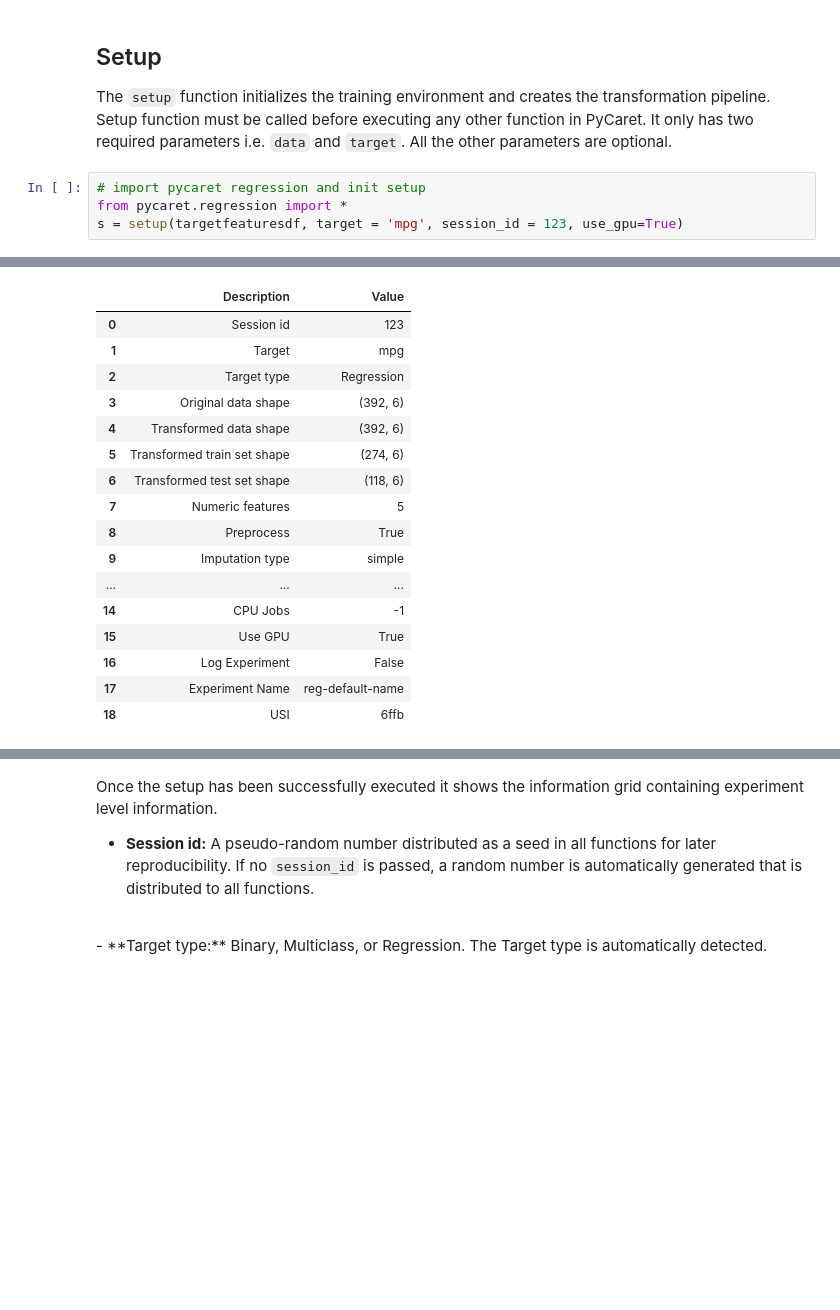
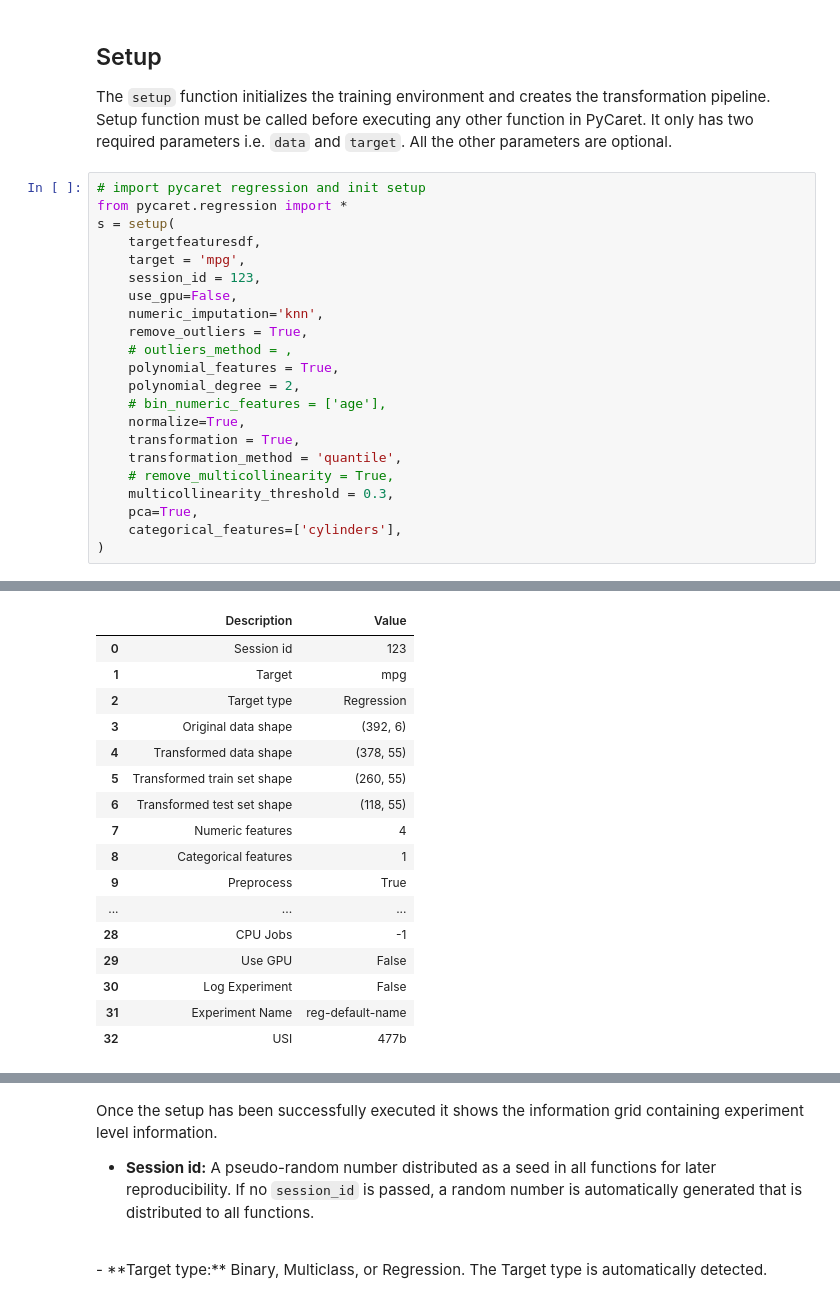
Before and after one commit to MokaSoda/KDT5_MLPractice, a Jupyter notebook: 20240228/Tutorial - Regression (1).ipynb, the cells around one changed output, grey strips where cells are left out. Drawn from its saved outputs; the diff is of its cells as text; blank space fills up the shorter version.

```diff
--- a/20240228/Tutorial - Regression (1).ipynb
+++ b/20240228/Tutorial - Regression (1).ipynb
@@ -143,5 +143,23 @@ The `setup` function initializes the training environment and creates the transf
 # %%
 # import pycaret regression and init setup
 from pycaret.regression import *
-s = setup(targetfeaturesdf, target = 'mpg', session_id = 123, use_gpu=True)
+s = setup(
+    targetfeaturesdf,
+    target = 'mpg',
+    session_id = 123,
+    use_gpu=False,
+    numeric_imputation='knn',
+    remove_outliers = True,
+    # outliers_method = ,
+    polynomial_features = True,
+    polynomial_degree = 2,
+    # bin_numeric_features = ['age'],
+    normalize=True,
+    transformation = True,
+    transformation_method = 'quantile',
+    # remove_multicollinearity = True,
+    multicollinearity_threshold = 0.3,
+    pca=True,
+    categorical_features=['cylinders'],
+)
 # %% [output]
@@ -165,17 +166,17 @@ s = setup(targetfeaturesdf, target = 'mpg', session_id = 123, use_gpu=True)
 |  | Description | Value |
 | 0 | Session id | 123 |
 | 1 | Target | mpg |
 | 2 | Target type | Regression |
 | 3 | Original data shape | (392, 6) |
-| 4 | Transformed data shape | (392, 6) |
-| 5 | Transformed train set shape | (274, 6) |
-| 6 | Transformed test set shape | (118, 6) |
-| 7 | Numeric features | 5 |
-| 8 | Preprocess | True |
-| 9 | Imputation type | simple |
+| 4 | Transformed data shape | (378, 55) |
+| 5 | Transformed train set shape | (260, 55) |
+| 6 | Transformed test set shape | (118, 55) |
+| 7 | Numeric features | 4 |
+| 8 | Categorical features | 1 |
+| 9 | Preprocess | True |
 | ... | ... | ... |
-| 14 | CPU Jobs | -1 |
-| 15 | Use GPU | True |
-| 16 | Log Experiment | False |
-| 17 | Experiment Name | reg-default-name |
-| 18 | USI | 6ffb |
+| 28 | CPU Jobs | -1 |
+| 29 | Use GPU | False |
+| 30 | Log Experiment | False |
+| 31 | Experiment Name | reg-default-name |
+| 32 | USI | 477b |
```
Also changed, not shown: parts of 69 cells of this notebook, 43 other files.
